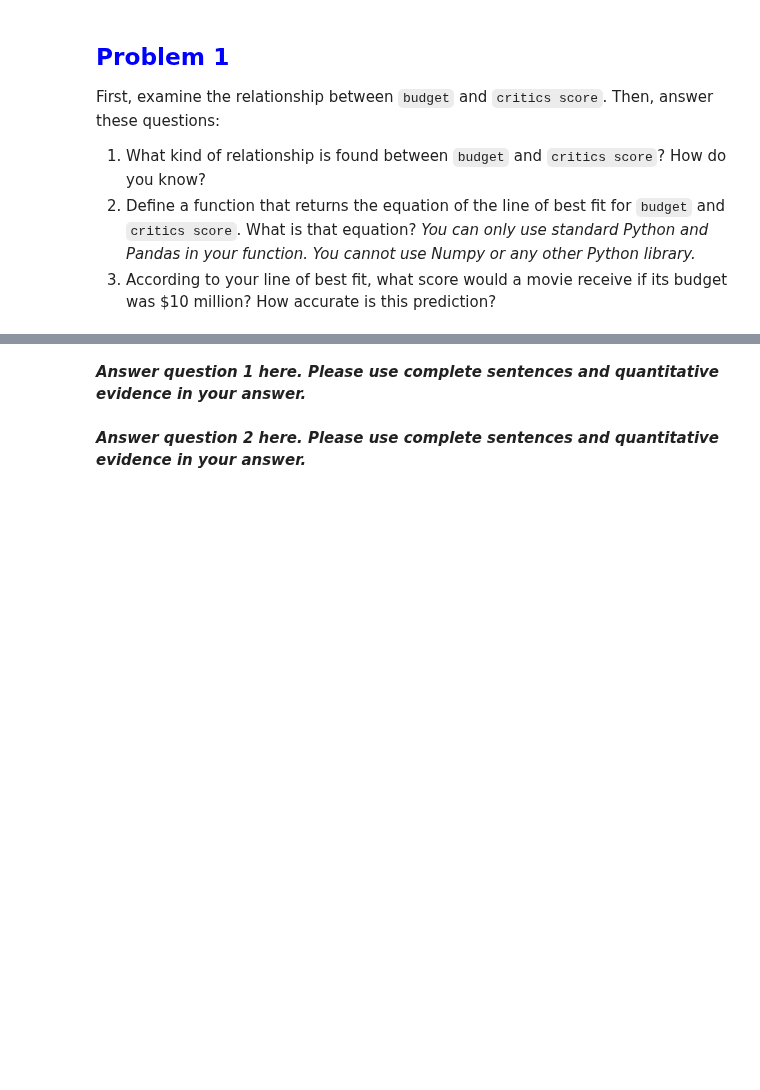
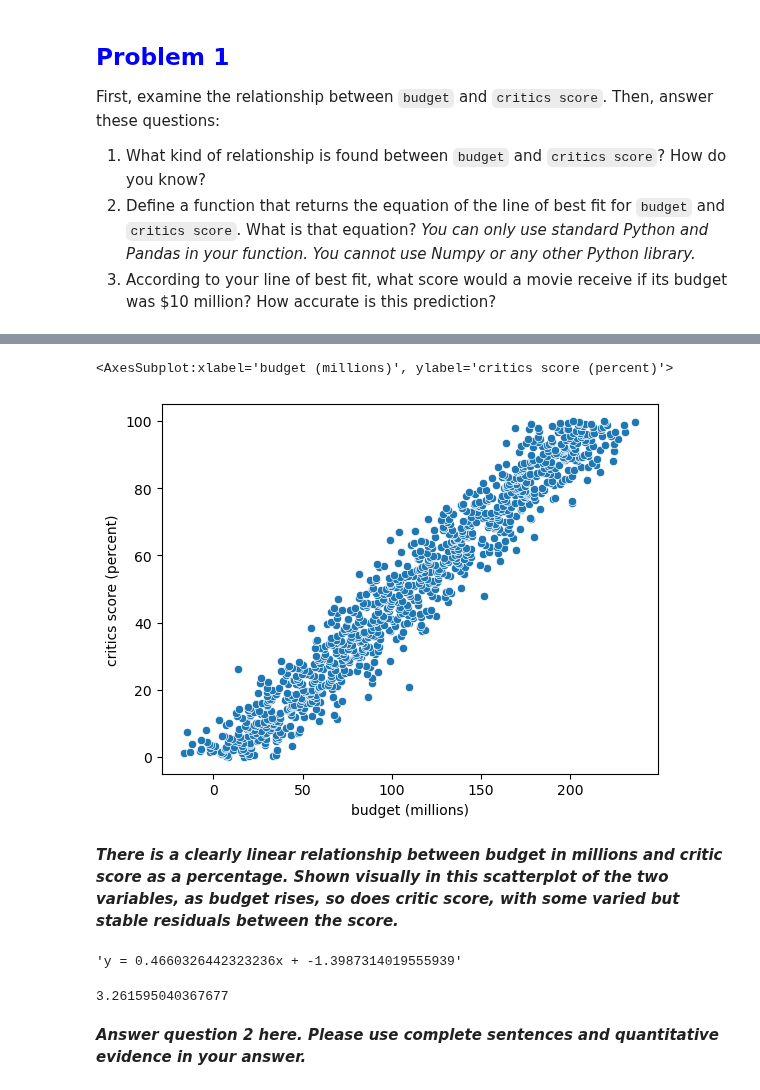
Before and after one commit to Google-Stein/CCIC-Artificial-Intelligence, a Jupyter notebook: Semester 1/Movies/Problem_Set_-_Linear_Regression.ipynb, the cells around one changed output, grey strips where cells are left out. Cells and saved outputs as stored; diff of their text form; code cells hidden in the pictures; blank space fills up the shorter version.

```diff
--- a/Semester 1/Movies/Problem_Set_-_Linear_Regression.ipynb
+++ b/Semester 1/Movies/Problem_Set_-_Linear_Regression.ipynb
@@ -24,6 +61,33 @@ First, examine the relationship between `budget` and `critics score`. Then, answ
+# %%
+sns.scatterplot(data=data, x='budget (millions)', y='critics score (percent)')
+# %% [output]
+<AxesSubplot:xlabel='budget (millions)', ylabel='critics score (percent)'>
+[figure, added]
 # %% [markdown]
-***Answer question 1 here. Please use complete sentences and quantitative evidence in your answer.***
+***There is a clearly linear relationship between budget in millions and critic score as a percentage. Shown visually in this scatterplot of the two variables, as budget rises, so does critic score, with some varied but stable residuals between the score.***
 # %%
-# Write the code you need for question 2 here.
+def lineOfBestFit(df):
+    #Calculate the Means
+    mean_x = data['budget (millions)'].mean()
+    mean_y = data['critics score (percent)'].mean()
+
+    #Calc the SLOPEEEEEE
+    numerator = ((data['budget (millions)'] - mean_x) * (data['critics score (percent)'] - mean_y)).sum()
+    denominator = ((data['budget (millions)'] - mean_x) ** 2).sum()
+    m = numerator / denominator
+
+    # dont forget the intercept
+    b = mean_y - m * mean_x
+
+    return f"y = {m}x + {b}"
+
+display(lineOfBestFit(data))
+# %% [output]
+'y = 0.4660326442323236x + -1.3987314019555939'
+# %%
+final = (.4660326442323236 * 10 + -1.39873140195555939)
+display(final)
+# %% [output]
+3.261595040367677
 # %% [markdown]
 ***Answer question 2 here. Please use complete sentences and quantitative evidence in your answer.***
```
Also changed, not shown: parts of 16 cells of this notebook, 1 other file.
